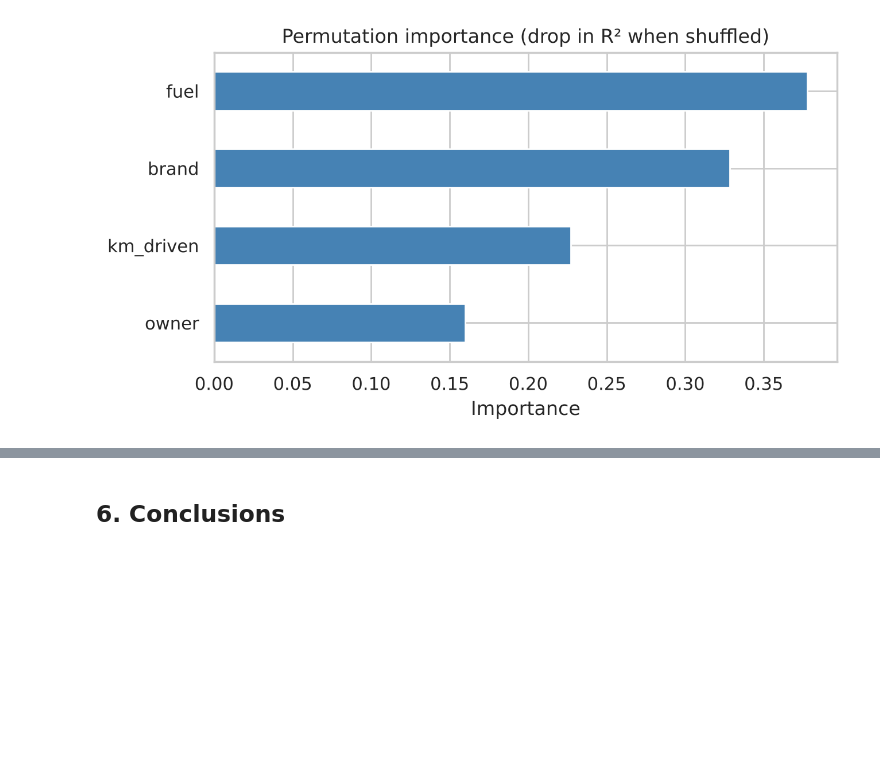
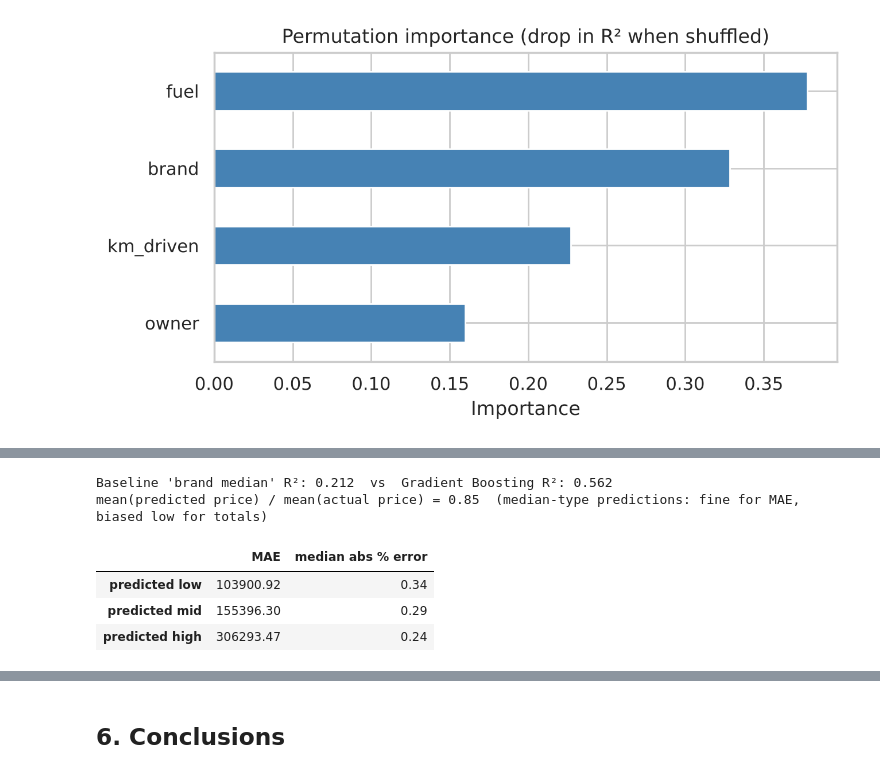
Before and after one commit to 21fahadalfaridi/cars_price_analysis, a Jupyter notebook: cars_price_analysis.ipynb, the cells around one changed output, grey strips where cells are left out. Drawn from its saved outputs; the diff is of its cells as text; code cells hidden in the pictures; blank space fills up the shorter version.

```diff
--- a/cars_price_analysis.ipynb
+++ b/cars_price_analysis.ipynb
@@ -242,0 +249,18 @@ plt.title("Permutation importance (drop in R² when shuffled)"); plt.xlabel("Imp
+# %%
+brand_med = X_train.assign(y=y_train).groupby("brand")["y"].median()
+base_pred = X_test["brand"].map(brand_med).fillna(y_train.median())
+base_r2 = r2_score(y_test, base_pred)
+print(f"Baseline 'brand median' R²: {base_r2:.3f}  vs  Gradient Boosting R²: {r2_score(y_test, pred_log):.3f}")
+print(f"mean(predicted price) / mean(actual price) = {pred.mean() / actual.mean():.2f}  (median-type predictions: fine for MAE, biased low for totals)")
+
+terc = pd.qcut(pred, 3, labels=["low", "mid", "high"])
+pd.DataFrame({"MAE": [mean_absolute_error(actual[terc == t], pred[terc == t]) for t in ["low", "mid", "high"]],
+              "median abs % error": [np.median(np.abs(pred[terc == t] - actual[terc == t]) / actual[terc == t]) for t in ["low", "mid", "high"]]},
+             index=["predicted low", "predicted mid", "predicted high"]).round(2)
+# %% [output]
+Baseline 'brand median' R²: 0.212  vs  Gradient Boosting R²: 0.562
+mean(predicted price) / mean(actual price) = 0.85  (median-type predictions: fine for MAE, biased low for totals)
+|  | MAE | median abs % error |
+| predicted low | 103900.92 | 0.34 |
+| predicted mid | 155396.30 | 0.29 |
+| predicted high | 306293.47 | 0.24 |
```
Also changed, not shown: parts of 6 cells of this notebook, 1 other file.
